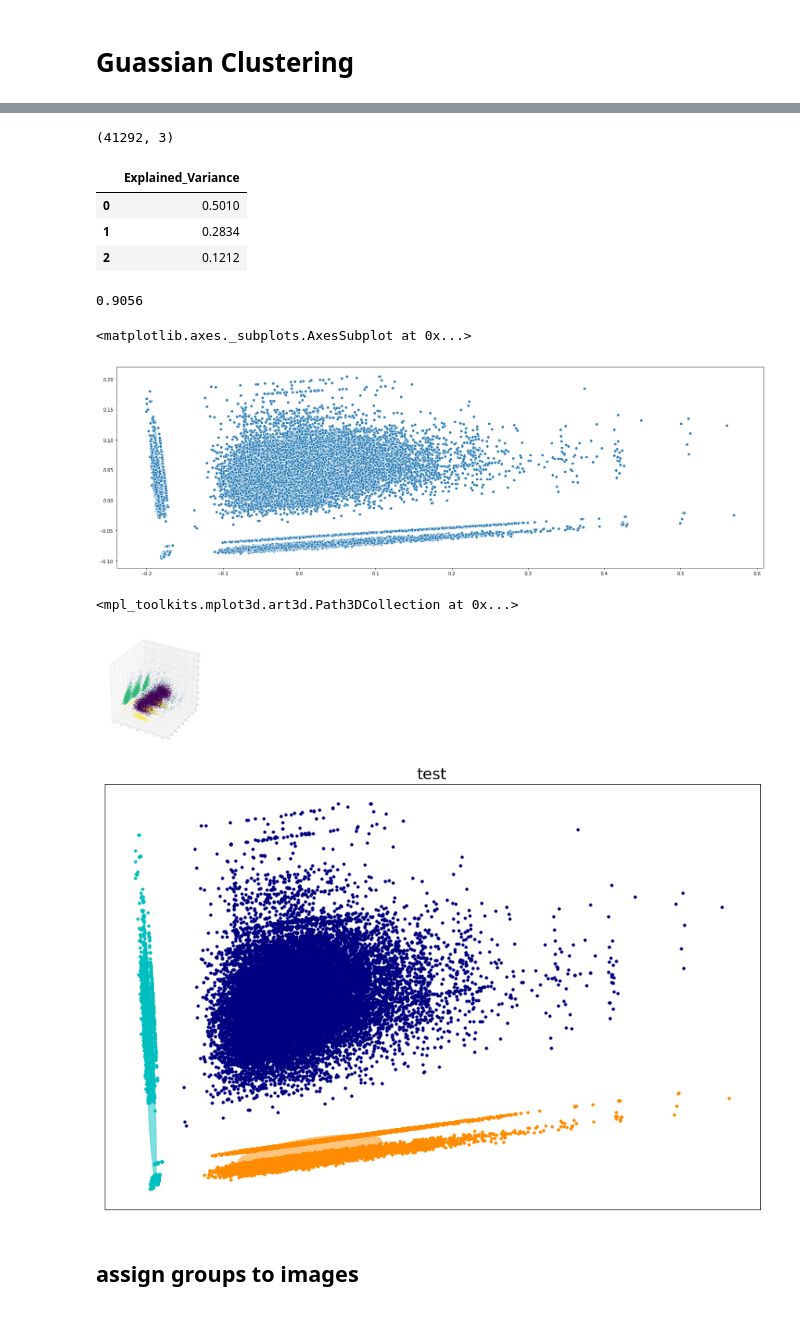
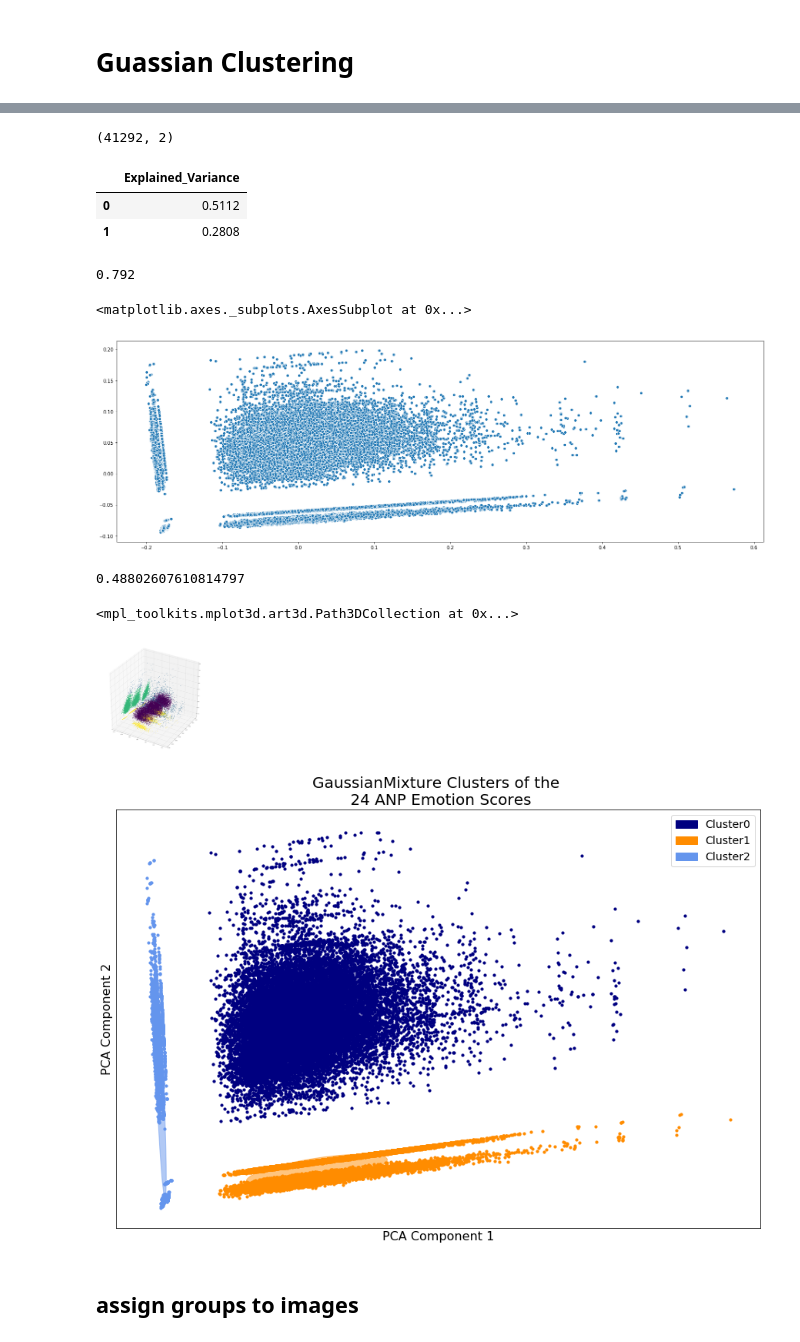
Before and after one commit to JeroenSchmidt/UvA-DSF-group, a Jupyter notebook: uc2/exploration_notebooks/jeroen/ANP PCA .ipynb, the cells around one changed output, grey strips where cells are left out. Cells and saved outputs as stored; diff of their text form; code cells hidden in the pictures.

```diff
--- a/uc2/exploration_notebooks/jeroen/ANP PCA .ipynb
+++ b/uc2/exploration_notebooks/jeroen/ANP PCA .ipynb
@@ -33,7 +33,7 @@ for col_name in x.columns[1:]:
 xx = l.drop(columns=["image_id"])
 # %%
 from sklearn.decomposition import PCA
-model = PCA(n_components=3)
+model = PCA(n_components=2)
 pca = model.fit(xx)
 # %%
 model.components_
@@ -63,7 +60,7 @@ pca_samples = pca.transform(xx)
 # %%
 pca_samples.shape
 # %% [output]
-(41292, 3)
+(41292, 2)
 # %%
 import seaborn as sns
 # %%
@@ -73,26 +70,30 @@ variance_ratios = pd.DataFrame(np.round(ratios, 4), columns = ['Explained_Varian
 variance_ratios
 # %% [output]
 |  | Explained_Variance |
-| 0 | 0.5010 |
-| 1 | 0.2834 |
-| 2 | 0.1212 |
+| 0 | 0.5112 |
+| 1 | 0.2808 |
 # %%
 variance_ratios.Explained_Variance.sum()
 # %% [output]
-0.9056
+0.792
 # %%
 plt.figure(figsize=(25,8))
 sns.scatterplot(x=pca_samples[:,0],y=pca_samples[:,1])
 # %% [output]
 <matplotlib.axes._subplots.AxesSubplot at 0x...>
-[figure, old version]
+[figure, new version]
 # %%
 from sklearn.mixture import GaussianMixture
-gmm = GaussianMixture(n_components=4,covariance_type='full',random_state=99).fit(pca_samples)
+gmm = GaussianMixture(n_components=3,covariance_type='full',random_state=99).fit(pca_samples)
 # %%
 import numpy as np
 prediction = gmm.predict(pca_samples)
 X = np.array(pca_samples)
+# %%
+from sklearn.metrics import silhouette_samples, silhouette_score
+silhouette_score(X, gmm.predict(X))
+# %% [output]
+0.48802607610814797
 # %%
 %matplotlib inline
 from matplotlib import pyplot
@@ -110,9 +111,9 @@ ax.scatter(pca_samples[:,1], pca_samples[:,2], pca_samples[:,0],c=prediction)
 [figure]
 # %%
 %matplotlib inline
-plot_results(X, gmm.predict(X), gmm.means_, gmm.covariances_, 0,title="test")
+ax = plot_results(X, gmm.predict(X), gmm.means_, gmm.covariances_, 0,title="GaussianMixture Clusters of the \n 24 ANP Emotion Scores")
 # %% [output]
-[figure, old version]
+[figure, new version]
 # %%
 import itertools
 
```
Also changed, not shown: parts of 3 cells of this notebook, 13 other files.
